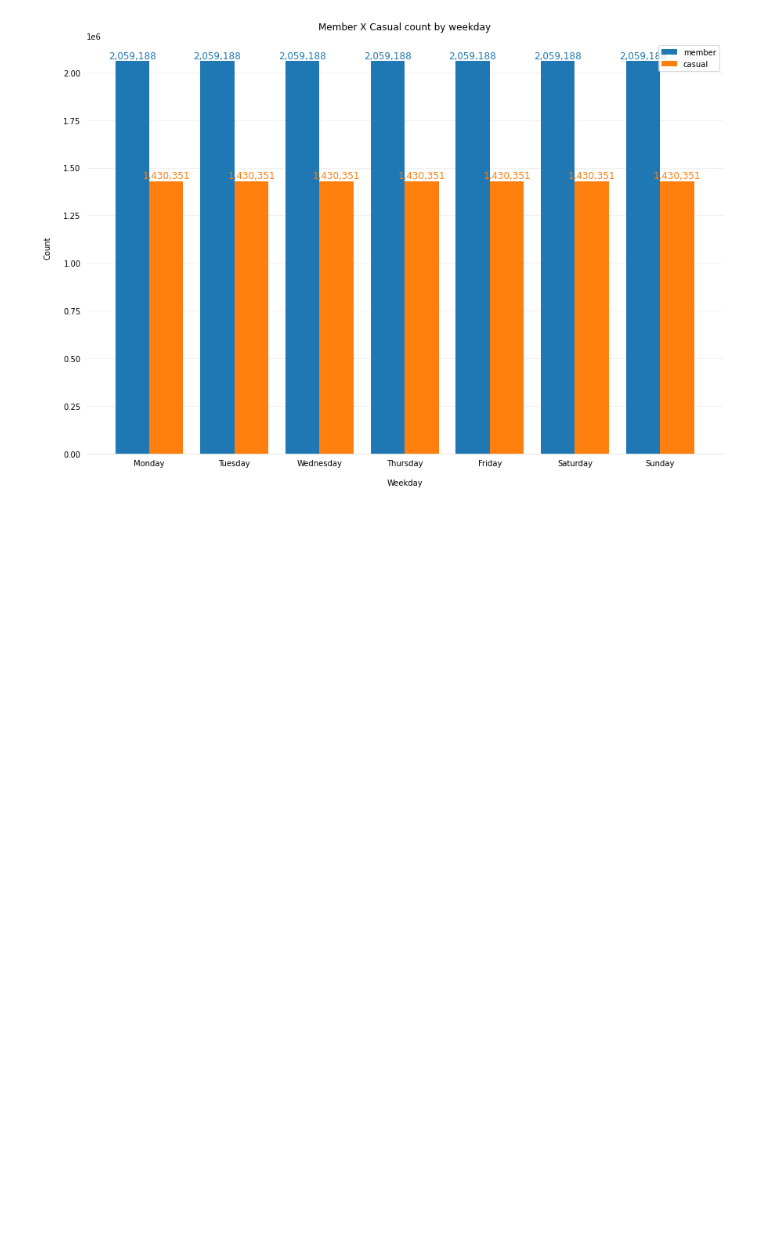
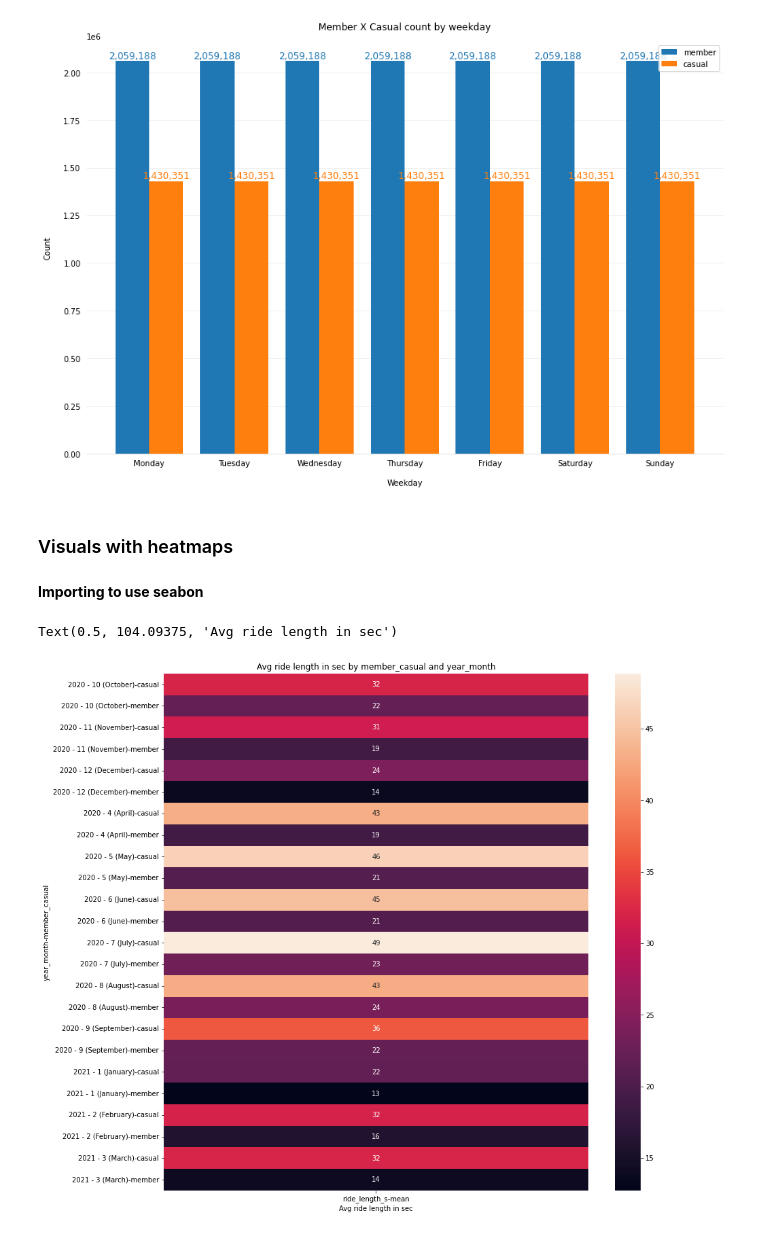
Before and after one commit to Ladislau2020/2021, a Jupyter notebook: fork-of-capstone-project-from-google.ipynb, the cells around one changed output. Cells and saved outputs as stored; diff of their text form; code cells hidden in the pictures; blank space fills up the shorter version.

```diff
--- a/fork-of-capstone-project-from-google.ipynb
+++ b/fork-of-capstone-project-from-google.ipynb
@@ -1233,3 +1242,7 @@ for bar in ax.patches:
           size=12)
 # %% [output]
 [figure]
+# %% [markdown]
+### Visuals with heatmaps
+# %% [markdown]
+**Importing to use seabon**
@@ -1235,0 +1251,15 @@ for bar in ax.patches:
+# %%
+# Set the width and height of the figure
+plt.figure(figsize=(14,14))
+
+# Add title
+plt.title("Avg ride length in sec by member_casual and year_month")
+
+# Heatmap showing average arrival delay for each airline by month
+sn.heatmap(data=tripdataV2.groupby(["year_month", 'member_casual']).aggregate({"ride_length_s":["mean"]}), annot=True)
+
+# Add label for horizontal axis
+plt.xlabel("Avg ride length in sec")
+# %% [output]
+Text(0.5, 104.09375, 'Avg ride length in sec')
+[figure, added]
```
Also changed, not shown: parts of 7 cells of this notebook.
